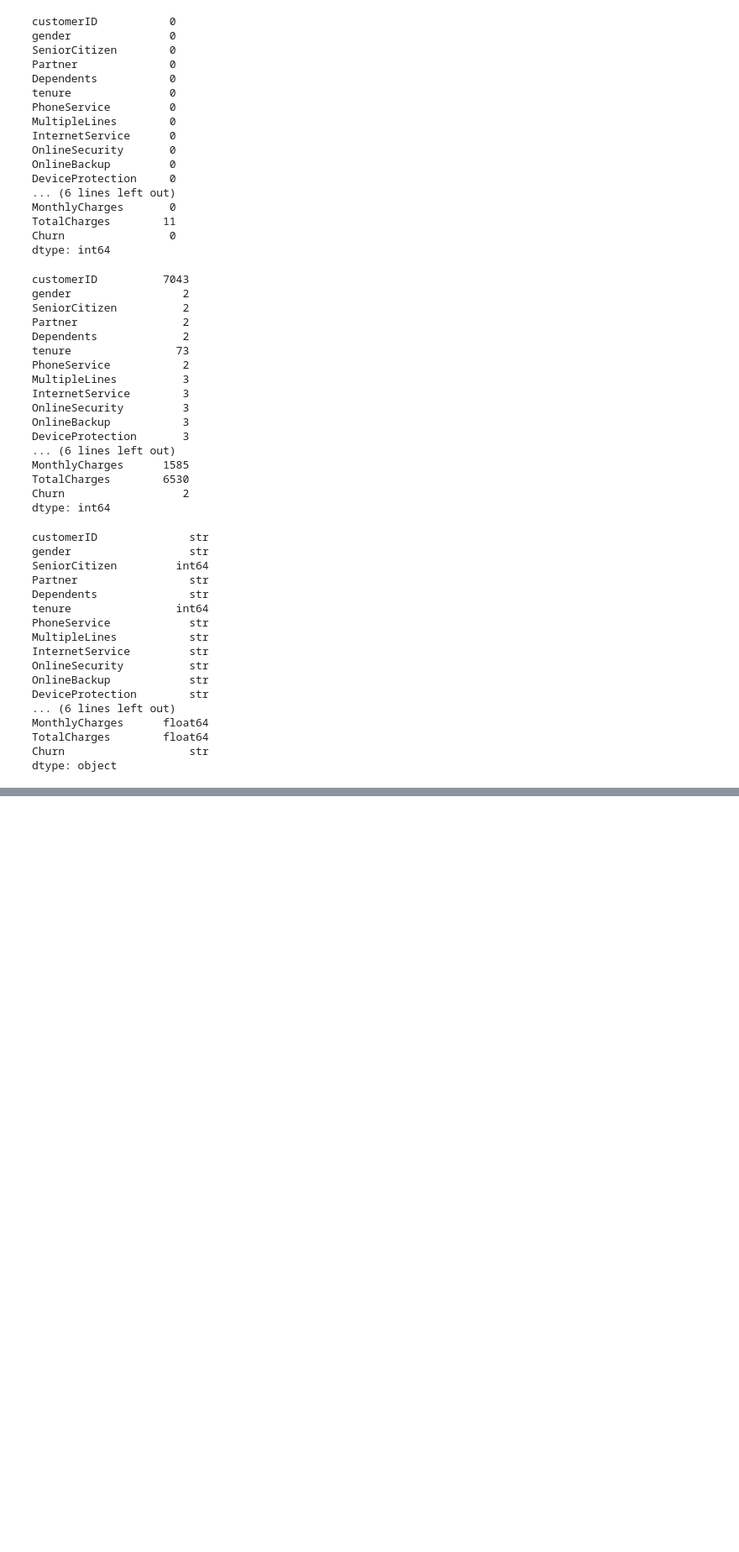
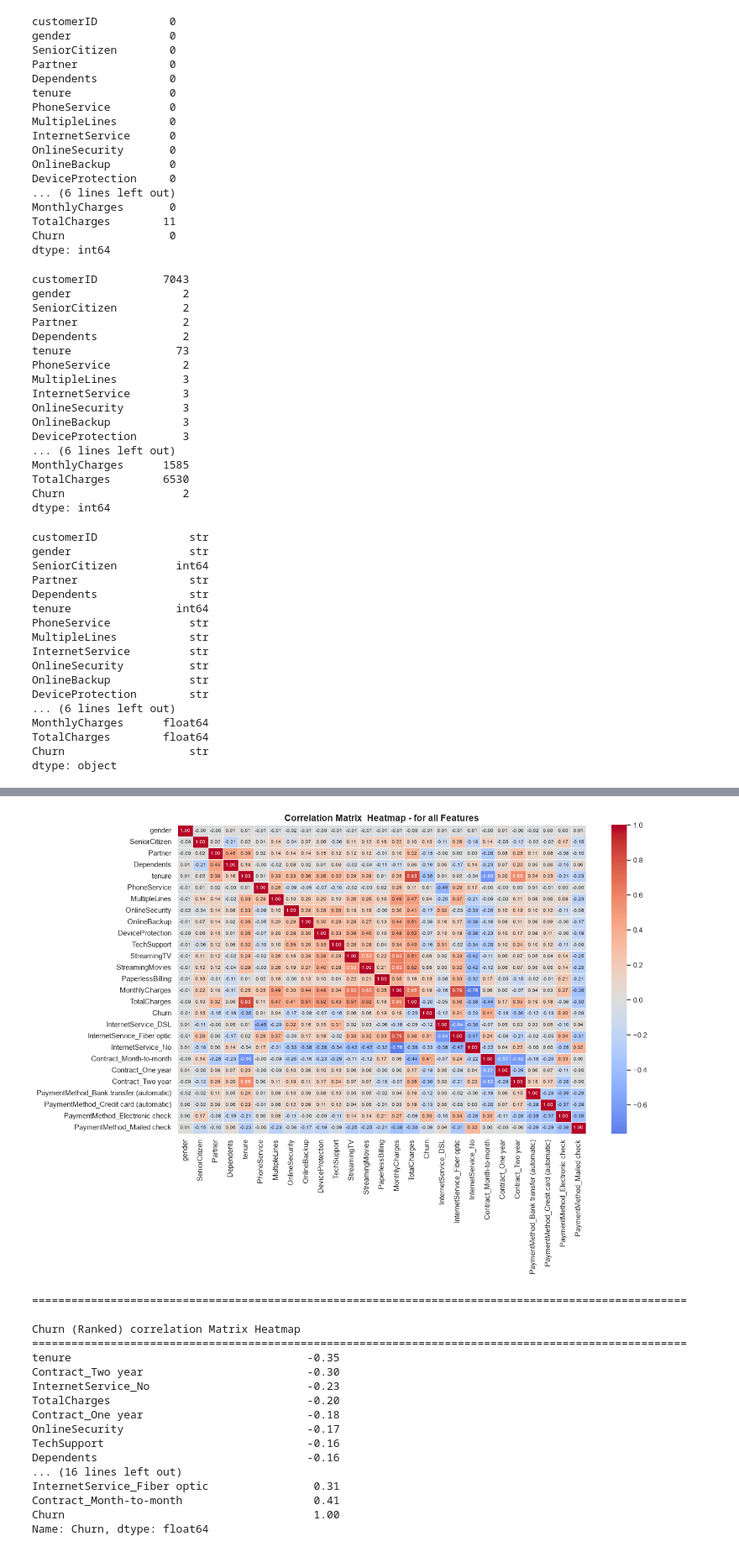
Before and after one commit to salamiXpert/Customer-Churn-Predicton-Model, a Jupyter notebook: Customer_churn.ipynb, the cells around one changed output, grey strips where cells are left out. Shown at 84% size. Cells and saved outputs as stored; diff of their text form; code cells hidden in the pictures; blank space fills up the shorter version.

Commit message:
Customer Churn Prediction Model

```diff
--- a/Customer_churn.ipynb
+++ b/Customer_churn.ipynb
@@ -243,0 +298,13 @@ Length: 2, dtype: str
+# %%
+
+No_internet = [
+    "MultipleLines",
+    "OnlineSecurity",
+    "OnlineBackup",
+    "DeviceProtection",
+    "TechSupport",
+    "StreamingTV",
+    "StreamingMovies"
+]
+for col in No_internet:
+    print(f"{col:20s} > {df[col].unique().tolist()}")
@@ -243,0 +434,6 @@ Length: 2, dtype: str
+# %%
+# MultiVariate Analysis using Correlation HeatMaps to check the correlation among each features
+
+correlation_matrix = df.corr()
+
+correlation_matrix
@@ -243,0 +458,44 @@ Length: 2, dtype: str
+# %%
+# Let Plot a correlation HeatMap on the datasets
+
+plt.figure(figsize=(14,10))
+sns.heatmap(
+    correlation_matrix,
+    cmap="coolwarm",
+    annot=True,
+    fmt=".2f",
+    center=0,
+    linewidths=0.5,
+    annot_kws={"size":7}
+)
+
+plt.title("Correlation Matrix  Heatmap - for all Features",
+          fontsize=14, fontweight="bold")
+
+plt.tight_layout()
+plt.show()
+
+# The churn analysis in correlation matrix heatmap
+print("=" * 100)
+print("\nChurn (Ranked) correlation Matrix Heatmap")
+print("=" * 100)
+print(correlation_matrix["Churn"].sort_values(ascending=True).round(2))
+# %% [output]
+[figure, added]
+====================================================================================================
+
+Churn (Ranked) correlation Matrix Heatmap
+====================================================================================================
+tenure                                    -0.35
+Contract_Two year                         -0.30
+InternetService_No                        -0.23
+TotalCharges                              -0.20
+Contract_One year                         -0.18
+OnlineSecurity                            -0.17
+TechSupport                               -0.16
+Dependents                                -0.16
+... (16 lines left out)
+InternetService_Fiber optic                0.31
+Contract_Month-to-month                    0.41
+Churn                                      1.00
+Name: Churn, dtype: float64
```
Also changed, not shown: parts of 53 cells of this notebook, 4 other files.
